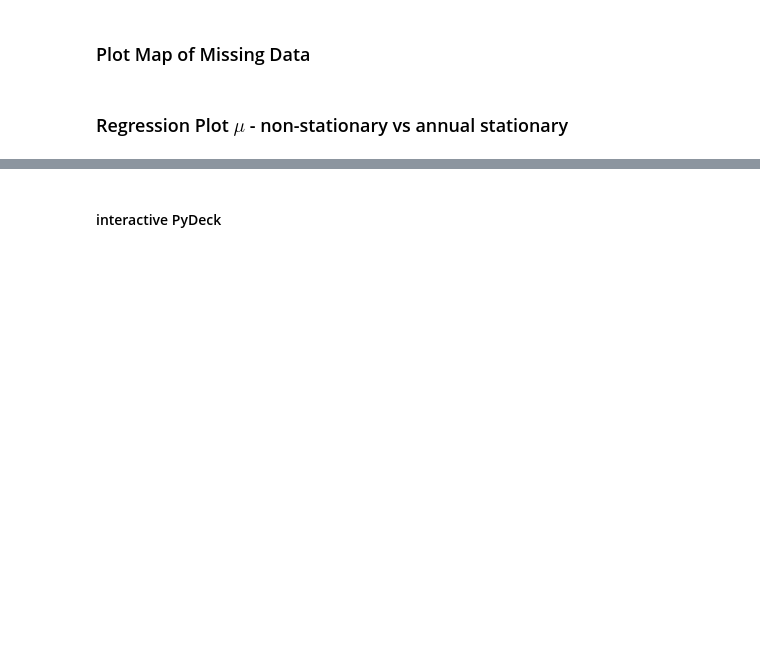
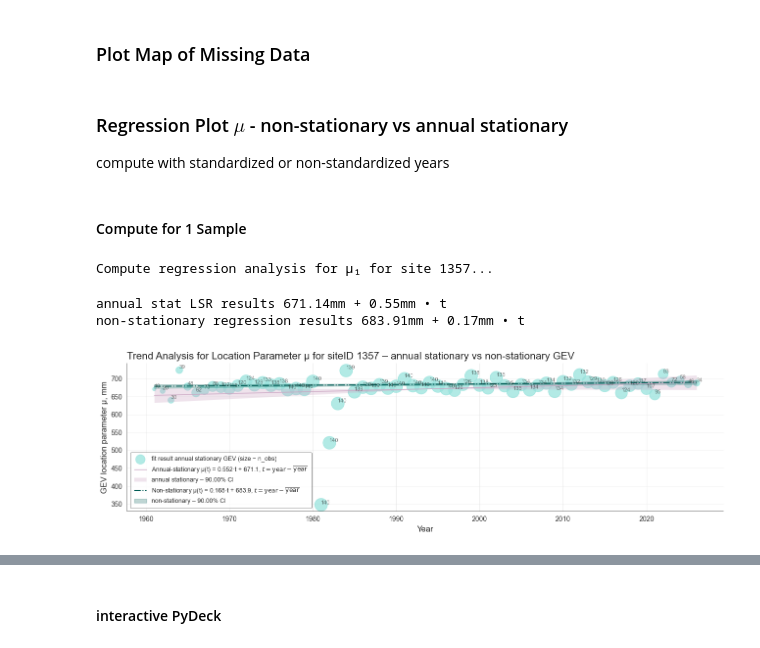
Before and after one commit to silviaelisabeth/SeaLevelExtremes, a Jupyter notebook: script/GEV_visuals.ipynb, the cells around one changed output, grey strips where cells are left out. Cells and saved outputs as stored; diff of their text form; code cells hidden in the pictures; blank space fills up the shorter version.

```diff
--- a/script/GEV_visuals.ipynb
+++ b/script/GEV_visuals.ipynb
@@ -103,3 +98,37 @@ df_missing_location, df_valid, fig_map = dbf.create_summary_location_w_missing_d
 display(fig_map)
 # %% [markdown]
 ### Regression Plot $μ$ - non-stationary vs annual stationary
+
+compute with standardized or non-standardized years
+# %% [markdown]
+#### Compute for 1 Sample
+# %%
+ls_missing = []
+loc_id = random.choice(list(results_annual_stat_all.keys()))
+
+print(f'Compute regression analysis for μ₁ for site {loc_id}...')
+# %% [output]
+Compute regression analysis for μ₁ for site 1357...
+# %%
+if results_nonstat_all[loc_id] is None:
+    ls_missing.append(loc_id)
+    print(f'Could not process side {loc_id}, NO nonstationary results available (counting {len(ls_missing)})')
+
+years_, dic_trend = gev.prepare_for_regression(
+    annual_stationary=results_annual_stat_all[loc_id],
+    nonstationary=results_nonstat_all[loc_id],
+    confidence_level_pc=CONFIDENCE_INTERVAL, factor_m_to_mm=1000,
+    years_scaled=True
+    )
+# %% [output]
+annual stat LSR results 671.14mm + 0.55mm • t
+non-stationary regression results 683.91mm + 0.17mm • t
+# %%
+fig_reg = dbplt.plot_location_regression(
+    loc_id, years_, dic_trend, results_annual_stat_all[loc_id],
+    confidence_level_pc=CONFIDENCE_INTERVAL, display_results=True, years_scaled=True,
+    axes_color='#333333', markers_color="#99E3DDFF", colors_reg=['#CAA5C2FF', '#005C55FF'],
+    fontsize=12,
+    )
+# %% [output]
+[figure, added]
```
Also changed, not shown: parts of 19 cells of this notebook, 5 other files.
